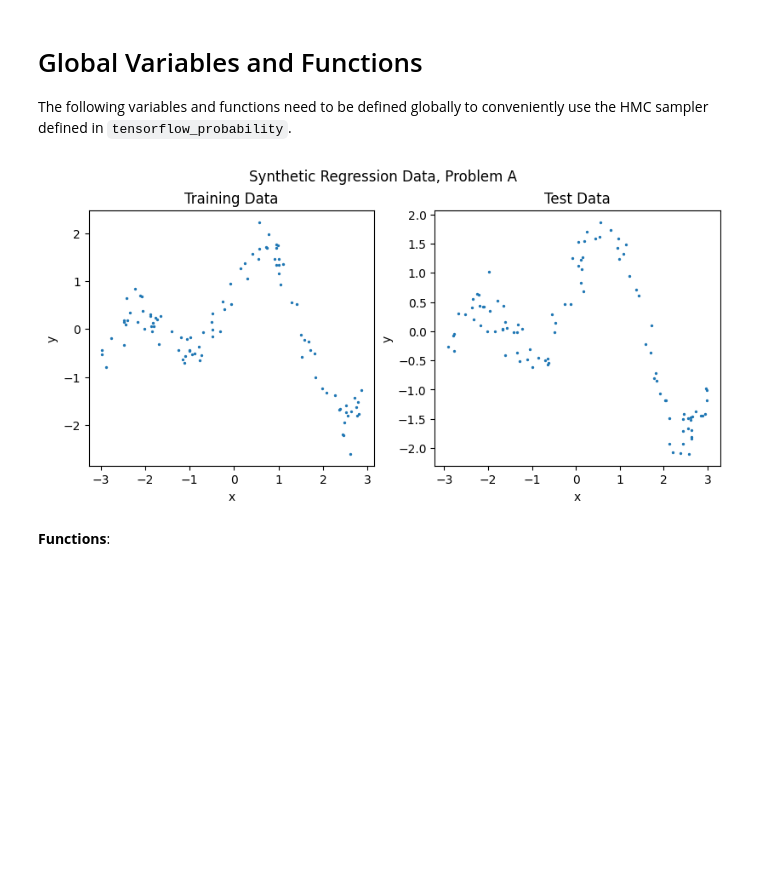
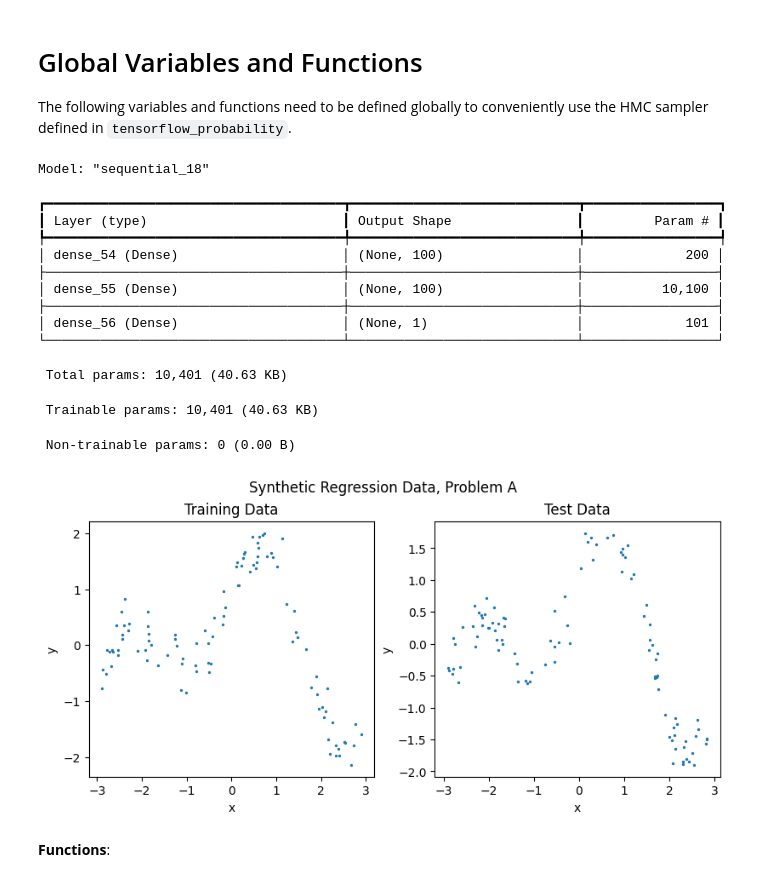
Before and after one commit to pranigopu/mastersProject, a Jupyter notebook: code/dependencies_for_bnn_using_hmc.ipynb, the cells around one changed output. Cells and saved outputs as stored; diff of their text form; code cells hidden in the pictures; blank space fills up the shorter version.

```diff
--- a/code/dependencies_for_bnn_using_hmc.ipynb
+++ b/code/dependencies_for_bnn_using_hmc.ipynb
@@ -167,26 +167,41 @@ The following variables and functions need to be defined globally to convenientl
 # %%
 # FUNCTIONAL MODEL
 functional_model = FunctionalModel()
+if __name__ == '__main__':
+    functional_model.summary()
 
 #================================================
 # DICTIONARY OF HYPERPARAMETERS FOR THE DISTRIBUTIONS
 
-hyperparams = {'layer':2, 'σ': 2, 'τ': 2}
+hyperparams = {'layer':2, 'σ': 1, 'τ': 0.5}
 '''
 layer : The network layer for which the posterior must be sampled
 σ     : Standard deviation for the prior distribution (i.e. assumed scale of the model parameters)
 τ     : Standard deviation for the likelihood distribution (i.e. scale of the error terms)
 '''
 
 #================================================
 # DATA
 
 # Initialising data variables by generating a synthetic problem's data:
 x_train, y_train, x_test, y_test = None, None, None, None
 if __name__ == '__main__':
     x_train, y_train, x_test, y_test = generate_data('A')
 # %% [output]
+Model: "sequential_18"
+┏━━━━━━━━━━━━━━━━━━━━━━━━━━━━━━━━━━━━━━┳━━━━━━━━━━━━━━━━━━━━━━━━━━━━━┳━━━━━━━━━━━━━━━━━┓
+┃ Layer (type)                         ┃ Output Shape                ┃         Param # ┃
+┡━━━━━━━━━━━━━━━━━━━━━━━━━━━━━━━━━━━━━━╇━━━━━━━━━━━━━━━━━━━━━━━━━━━━━╇━━━━━━━━━━━━━━━━━┩
+│ dense_54 (Dense)                     │ (None, 100)                 │             200 │
+├──────────────────────────────────────┼─────────────────────────────┼─────────────────┤
+│ dense_55 (Dense)                     │ (None, 100)                 │          10,100 │
+├──────────────────────────────────────┼─────────────────────────────┼─────────────────┤
+│ dense_56 (Dense)                     │ (None, 1)                   │             101 │
+└──────────────────────────────────────┴─────────────────────────────┴─────────────────┘
+ Total params: 10,401 (40.63 KB)
+ Trainable params: 10,401 (40.63 KB)
+ Non-trainable params: 0 (0.00 B)
-[figure, old version]
+[figure, new version]
 # %% [markdown]
 **Functions**:
 # %%
```
Also changed, not shown: parts of 3 cells of this notebook, 18 other files.
